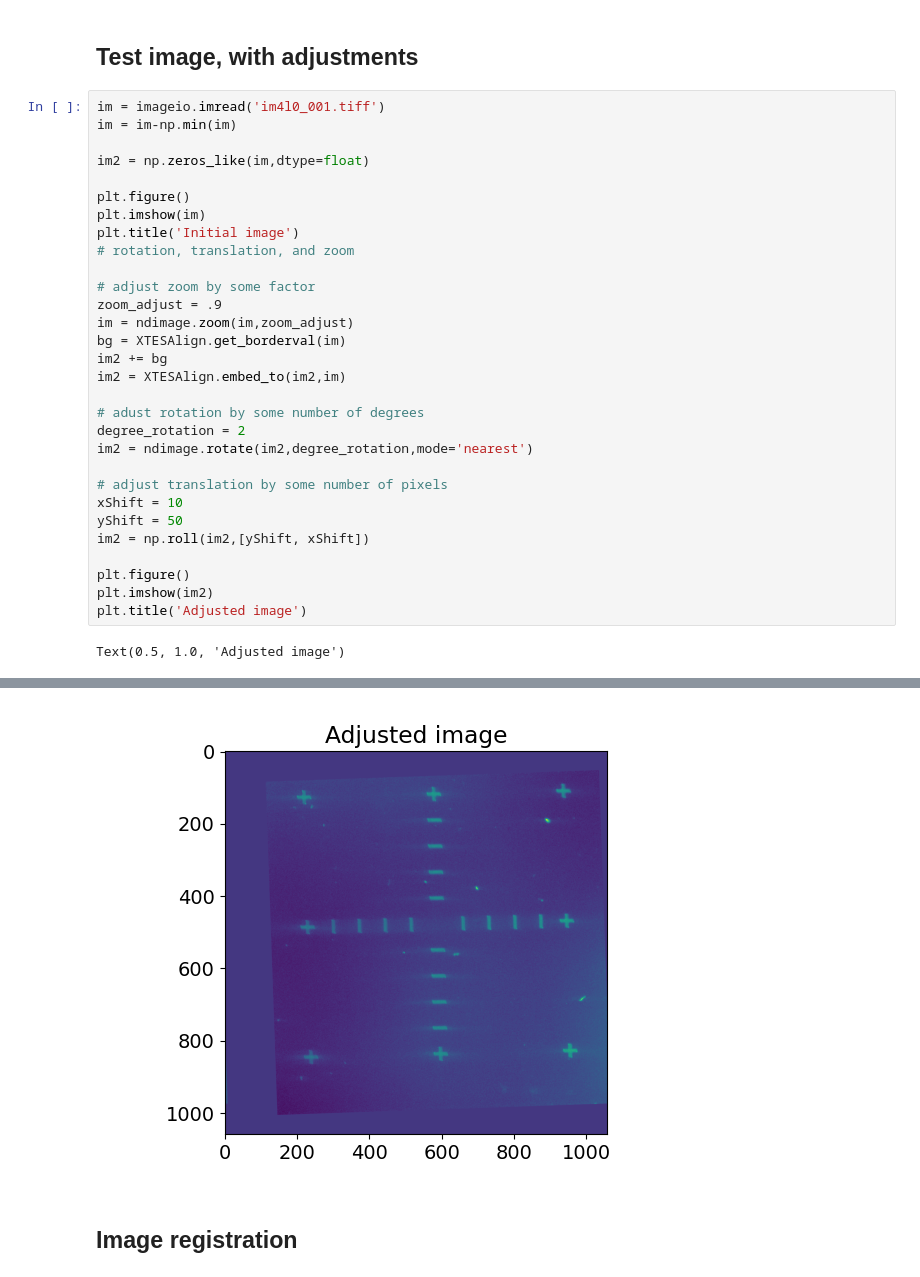
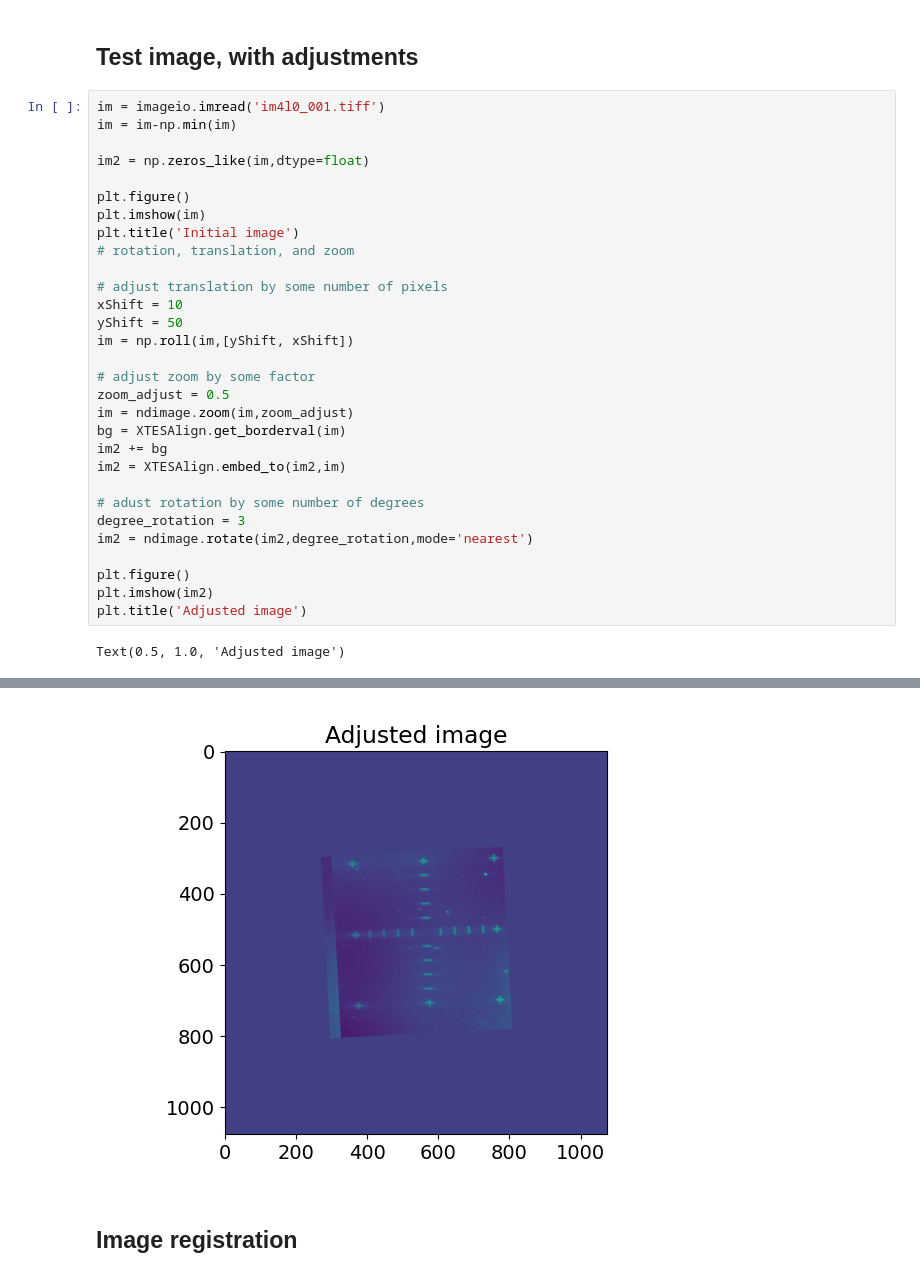
Before and after one commit to mseaberg/alignment_check, a Jupyter notebook: XTES_calibration_testing.ipynb, the cells around one changed output, grey strips where cells are left out. Cells and saved outputs as stored; diff of their text form.

```diff
--- a/XTES_calibration_testing.ipynb
+++ b/XTES_calibration_testing.ipynb
@@ -20,37 +20,37 @@ plt.imshow(im0)
 # %%
 im = imageio.imread('im4l0_001.tiff')
 im = im-np.min(im)
 
 im2 = np.zeros_like(im,dtype=float)
 
 plt.figure()
 plt.imshow(im)
 plt.title('Initial image')
 # rotation, translation, and zoom
 
+# adjust translation by some number of pixels
+xShift = 10
+yShift = 50
+im = np.roll(im,[yShift, xShift])
+
 # adjust zoom by some factor
-zoom_adjust = .9
+zoom_adjust = 0.5
 im = ndimage.zoom(im,zoom_adjust)
 bg = XTESAlign.get_borderval(im)
 im2 += bg
 im2 = XTESAlign.embed_to(im2,im)
 
 # adust rotation by some number of degrees
-degree_rotation = 2
+degree_rotation = 3
 im2 = ndimage.rotate(im2,degree_rotation,mode='nearest')
-
-# adjust translation by some number of pixels
-xShift = 10
-yShift = 50
-im2 = np.roll(im2,[yShift, xShift])
 
 plt.figure()
 plt.imshow(im2)
 plt.title('Adjusted image')
 # %% [output]
 Text(0.5, 1.0, 'Adjusted image')
 [figure]
-[figure, old version]
+[figure, new version]
 # %% [markdown]
 ## Image registration
 # %%
```
Also changed, not shown: parts of 2 cells of this notebook.
